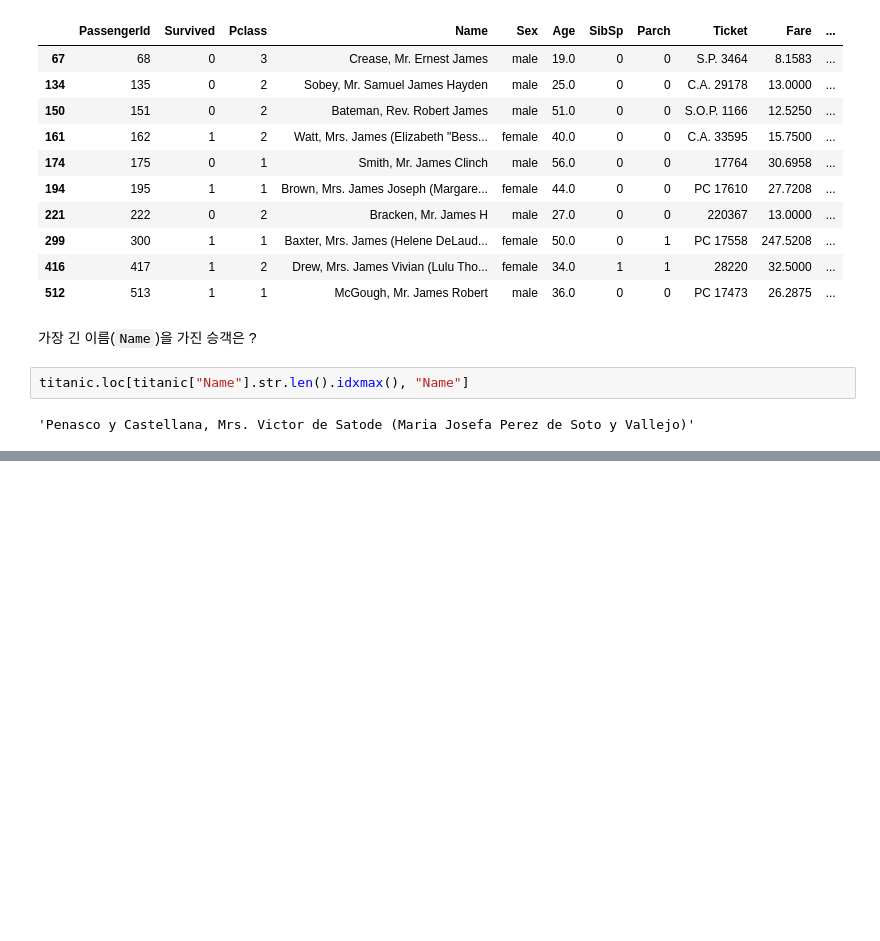
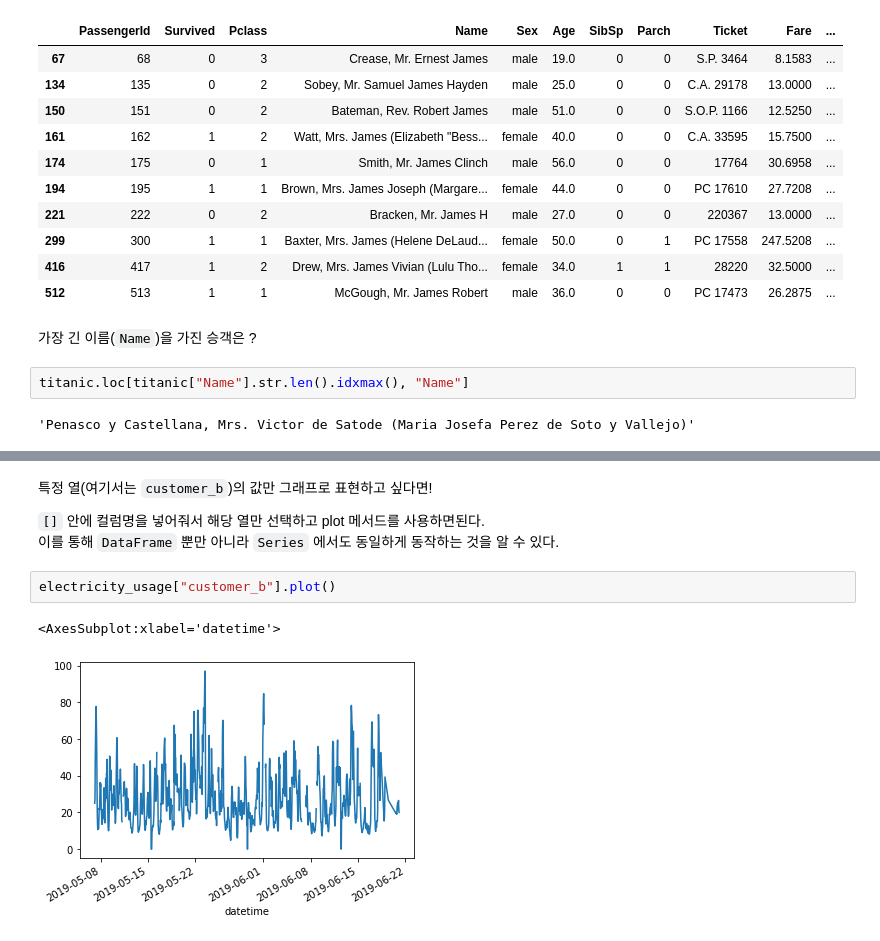
Before and after one commit to pparkddo/nano-degree, a Jupyter notebook: pandas.ipynb, the cells around one changed output, grey strips where cells are left out. Drawn from its saved outputs; the diff is of its cells as text; blank space fills up the shorter version.

```diff
--- a/pandas.ipynb
+++ b/pandas.ipynb
@@ -942,0 +979,10 @@ titanic.loc[titanic["Name"].str.len().idxmax(), "Name"]
+# %% [markdown]
+특정 열(여기서는 `customer_b`)의 값만 그래프로 표현하고 싶다면!
+
+`[]` 안에 컬럼명을 넣어줘서 해당 열만 선택하고 plot 메서드를 사용하면된다.
+이를 통해 `DataFrame` 뿐만 아니라 `Series` 에서도 동일하게 동작하는 것을 알 수 있다.
+# %%
+electricity_usage["customer_b"].plot()
+# %% [output]
+<AxesSubplot:xlabel='datetime'>
+[figure, added]
```
Also changed, not shown: parts of 25 cells of this notebook, 1 other file.
